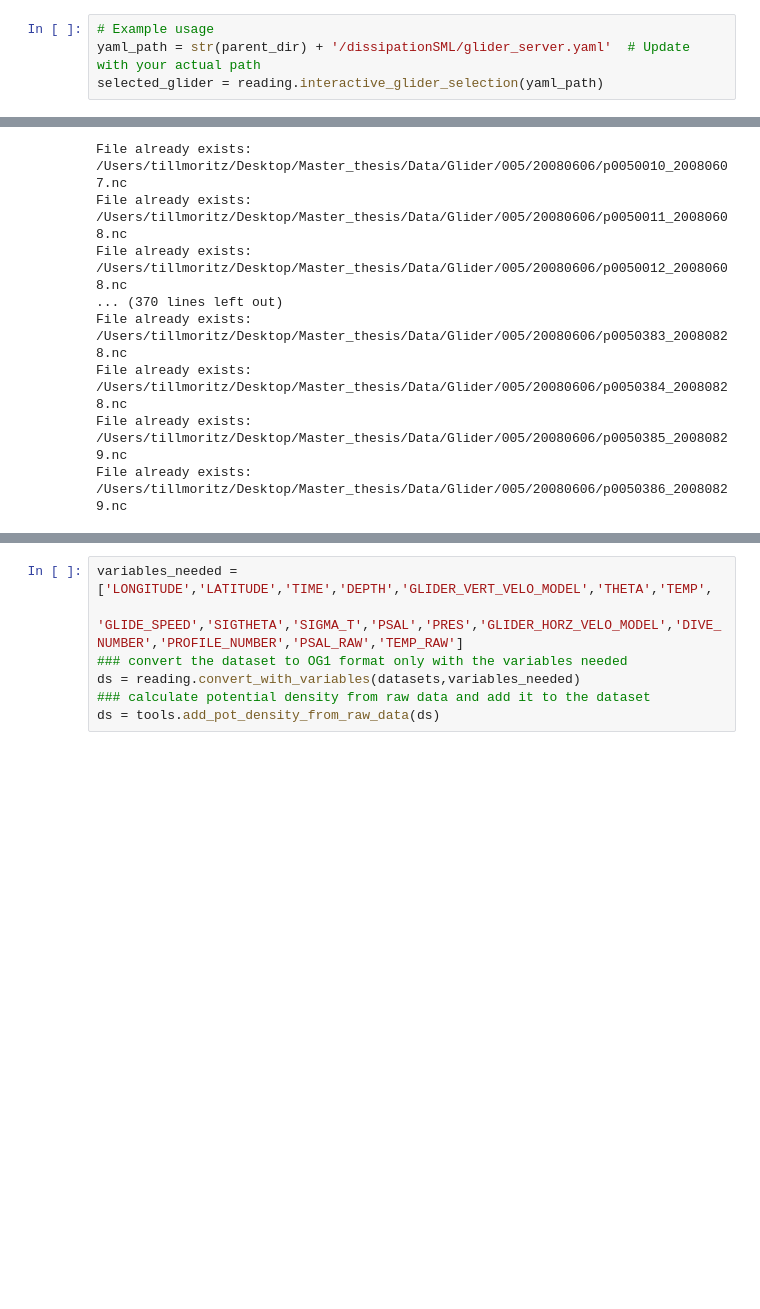
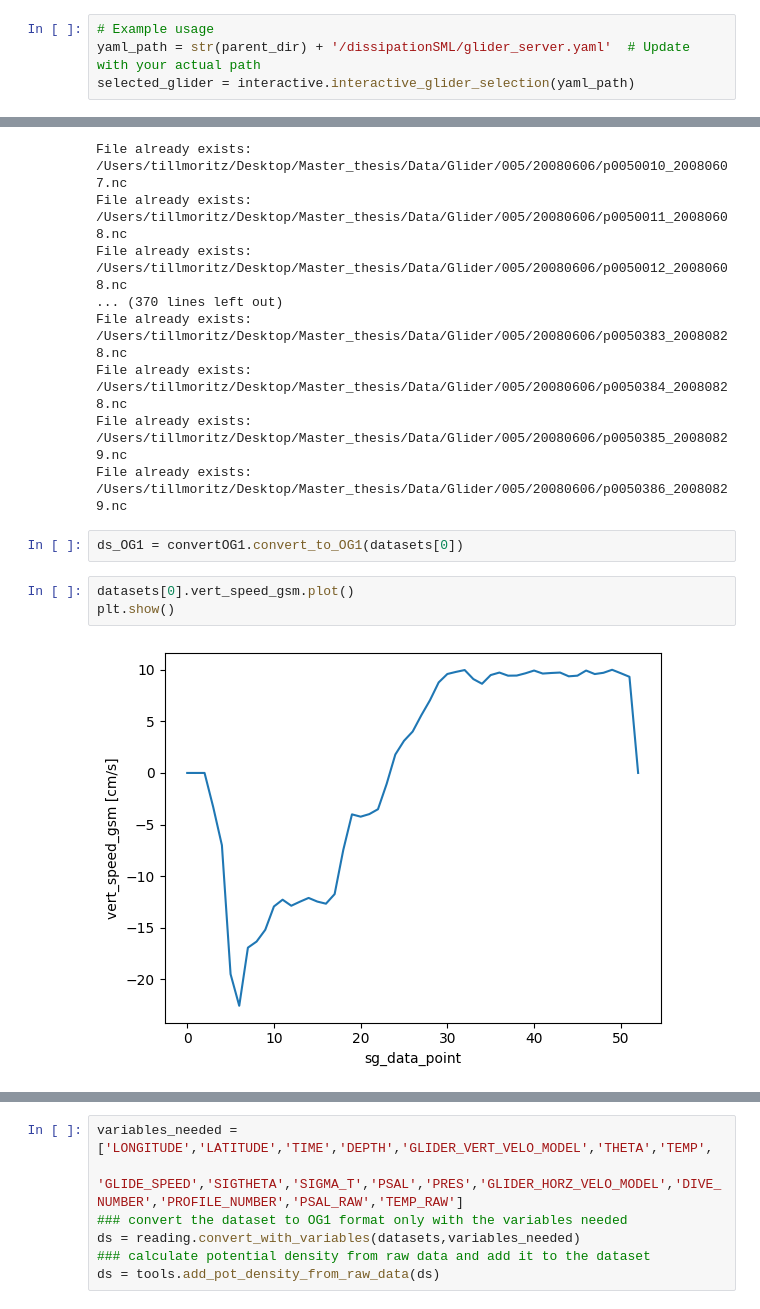
Before and after one commit to tillmrtz/dissipationSML, a Jupyter notebook: notebooks/load_and_process_gliderdata.ipynb, the cells around one changed output, grey strips where cells are left out. Saved outputs shown, nothing was run; the diff lists cells and outputs as text; blank space fills up the shorter version.

```diff
--- a/notebooks/load_and_process_gliderdata.ipynb
+++ b/notebooks/load_and_process_gliderdata.ipynb
@@ -25,7 +26,7 @@ importlib.reload(tools)
 # %%
 # Example usage
 yaml_path = str(parent_dir) + '/dissipationSML/glider_server.yaml'  # Update with your actual path
-selected_glider = reading.interactive_glider_selection(yaml_path)
+selected_glider = interactive.interactive_glider_selection(yaml_path)
 # %% [output]
 Dropdown(description='Select Glider:', options=('005', '012', '014', '016', '101', '102', '103', '104', '105')…
 Dropdown(description='Select Mission:', options=('06/08 (dives: 386)', '06/09 (dives: 464)', '11/08 (dives: 48…
@@ -62,3 +63,10 @@ File already exists: /Users/tillmoritz/Desktop/Master_thesis/Data/Glider/005/200
 File already exists: /Users/tillmoritz/Desktop/Master_thesis/Data/Glider/005/20080606/p0050384_20080828.nc
 File already exists: /Users/tillmoritz/Desktop/Master_thesis/Data/Glider/005/20080606/p0050385_20080829.nc
 File already exists: /Users/tillmoritz/Desktop/Master_thesis/Data/Glider/005/20080606/p0050386_20080829.nc
+# %%
+ds_OG1 = convertOG1.convert_to_OG1(datasets[0])
+# %%
+datasets[0].vert_speed_gsm.plot()
+plt.show()
+# %% [output]
+[figure, added]
```
Also changed, not shown: parts of 27 cells of this notebook, 4 other files.
